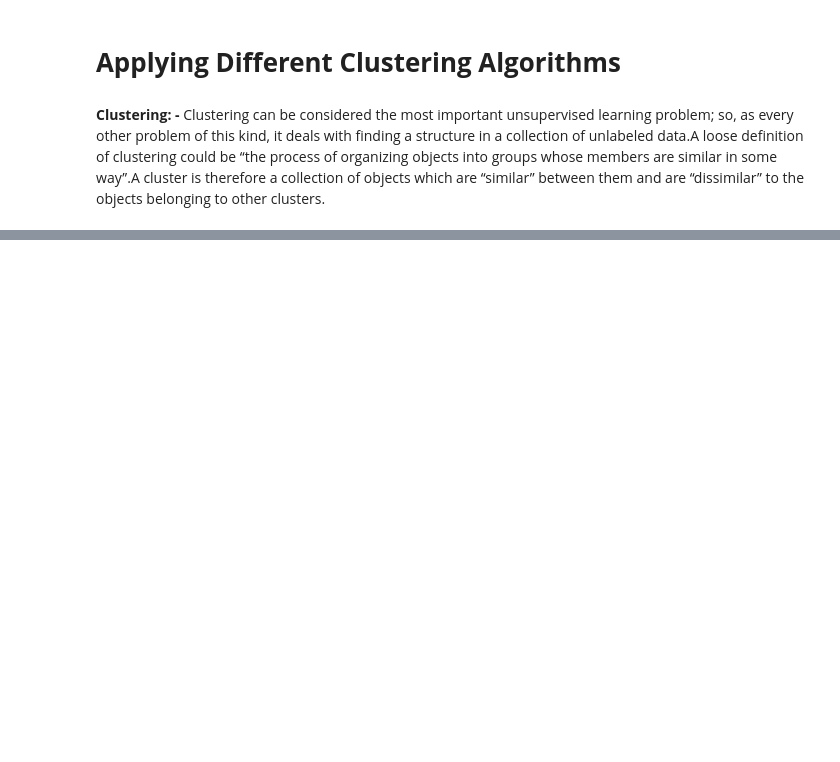
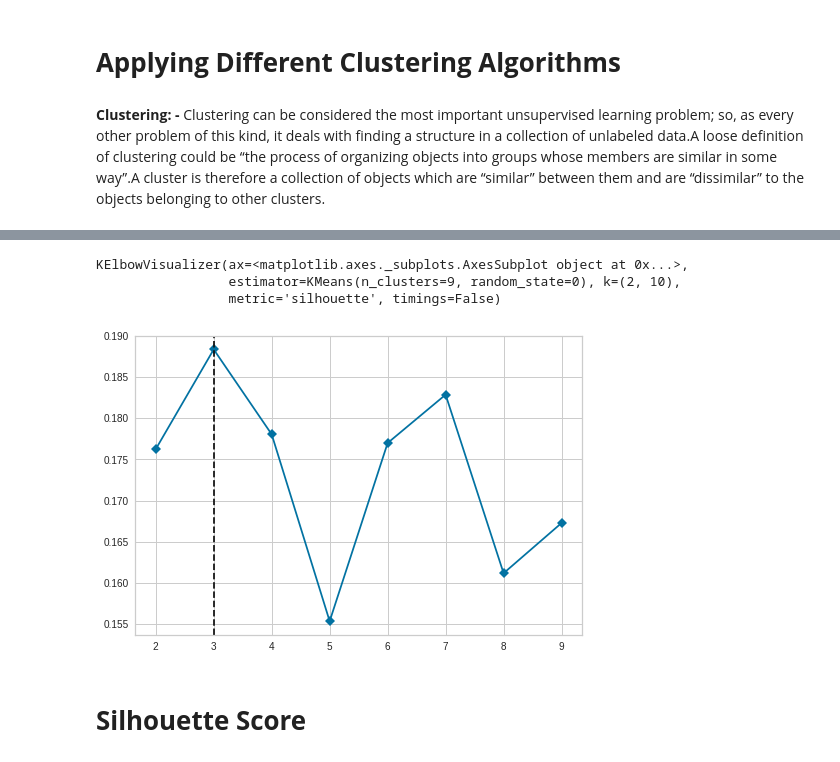
Before and after one commit to pmgumble/pmgumble-Netflix-Movies-TV-Shows-clustering, a Jupyter notebook: Pratik_M_Gumble_Netflix_Movies_TV_Shows_clustering.ipynb, the cells around one changed output, grey strips where cells are left out. Saved outputs shown, nothing was run; the diff lists cells and outputs as text; code cells hidden in the pictures; blank space fills up the shorter version.

```diff
--- a/Pratik_M_Gumble_Netflix_Movies_TV_Shows_clustering.ipynb
+++ b/Pratik_M_Gumble_Netflix_Movies_TV_Shows_clustering.ipynb
@@ -978,0 +1050,10 @@ Clustering can be considered the most important unsupervised learning problem; s
+# %%
+visualizer = KElbowVisualizer(kmeans, k=(2,10), metric='silhouette', timings=False, locate_elbow=True)
+visualizer.fit(X)
+# %% [output]
+KElbowVisualizer(ax=<matplotlib.axes._subplots.AxesSubplot object at 0x...>,
+                 estimator=KMeans(n_clusters=9, random_state=0), k=(2, 10),
+                 metric='silhouette', timings=False)
+[figure, added]
+# %% [markdown]
+# **Silhouette Score**
```
Also changed, not shown: parts of 50 cells of this notebook.
